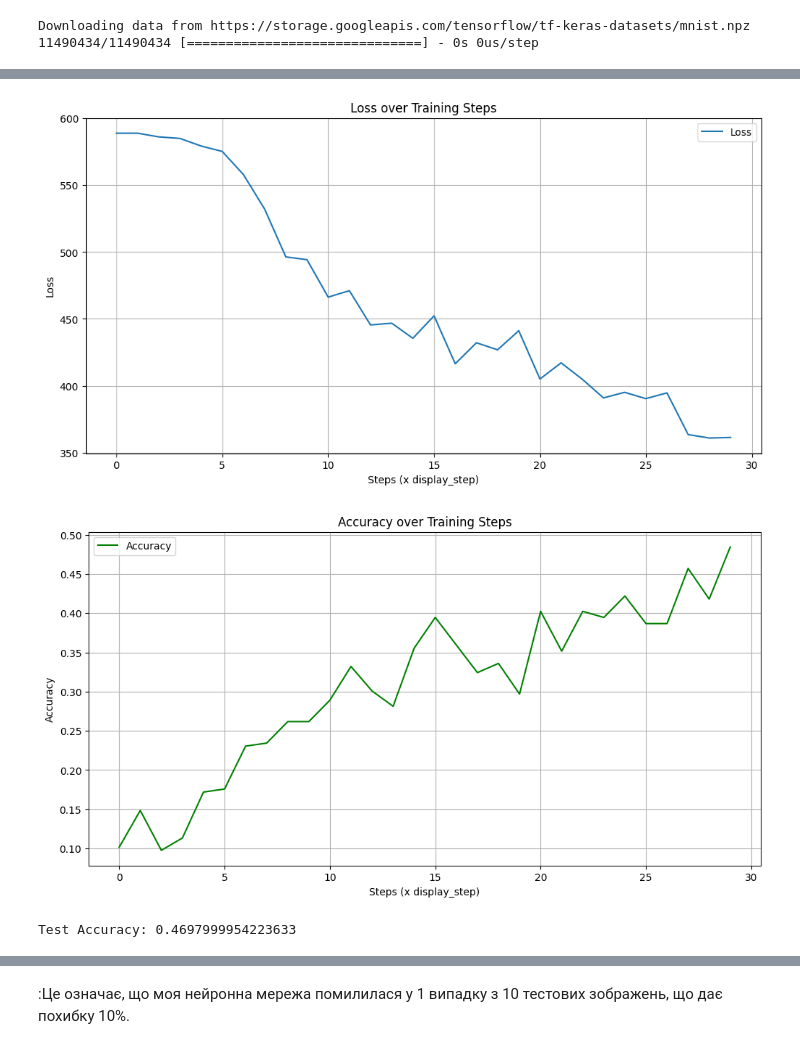
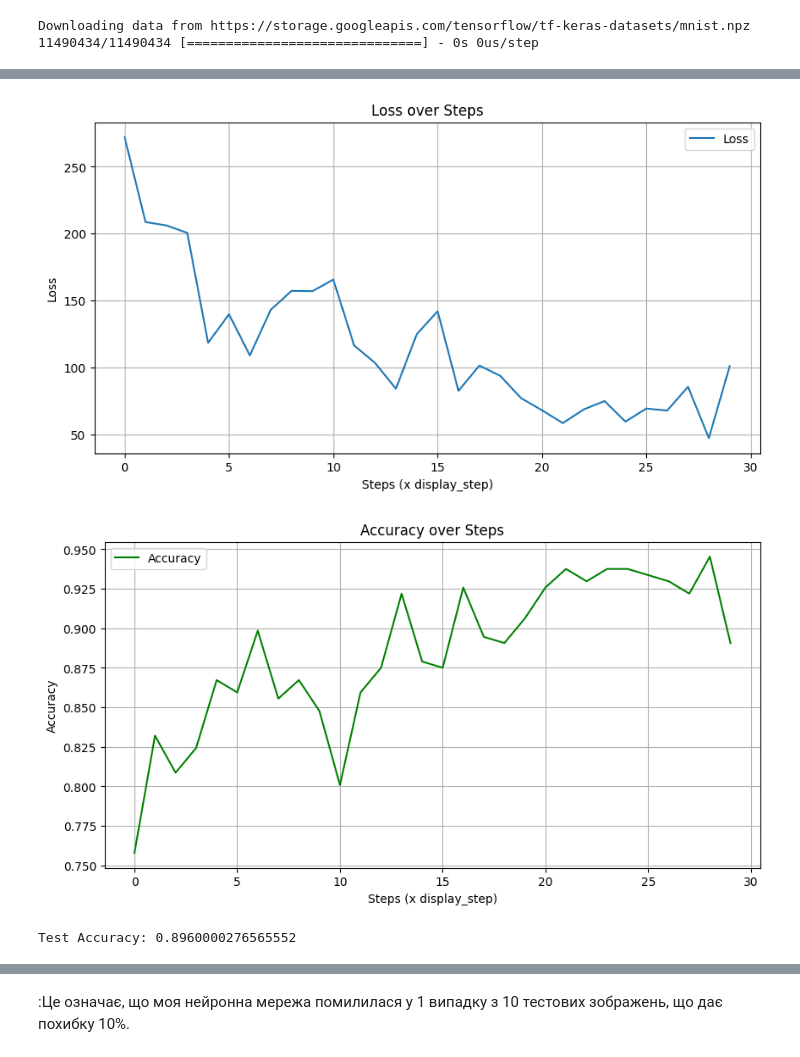
Before and after one commit to AlexVS195/Data_Science, a Jupyter notebook: Homework_8/Hw8.ipynb, the cells around one changed output, grey strips where cells are left out. Cells and saved outputs as stored; diff of their text form; code cells hidden in the pictures.

```diff
--- a/Homework_8/Hw8.ipynb
+++ b/Homework_8/Hw8.ipynb
@@ -114,19 +114,10 @@ def cross_entropy(y_pred, y_true):
 
 # Як метрику якості використовуємо точність
 def accuracy(y_pred, y_true):
-    acc = tf.metrics.Accuracy()
-    acc.update_state(y_true, tf.argmax(y_pred, axis=1))
-    return acc.result()
-    # Отримання індексів максимальних значень у кожному рядку передбачень
     y_pred_classes = tf.argmax(y_pred, axis=1)
-
-    # Порівняння передбачених класів з істинними класами
     correct_predictions = tf.equal(y_pred_classes, y_true)
-
-    # Обчислення частки правильних передбачень
-    accuracy = tf.reduce_mean(tf.cast(correct_predictions, tf.float32))
-
-    return accuracy
+    accuracy_value = tf.reduce_mean(tf.cast(correct_predictions, tf.float32))
+    return accuracy_value
 # %%
 # Створимо екземпляр нейронної мережі
 neural_net = NN(name="mnist")
@@ -166,17 +157,9 @@ for step, (batch_x, batch_y) in enumerate(train_data.take(training_steps), 1):
 
     if step % display_step == 0:
         pred = neural_net(batch_x)
-        current_loss = cross_entropy(pred, batch_y)
-
-        # Перетворюємо batch_y на int64
         batch_y = tf.cast(batch_y, tf.int64)
-
-        current_accuracy = accuracy(pred, batch_y)
-
-        # Зберігаємо поточну помилку та точність
-        loss_history.append(current_loss.numpy())
-        accuracy_history.append(current_accuracy.numpy())
-
-        # Виводимо інформацію про поточний стан тренування
-        print(f"Step: {step}, Loss: {current_loss.numpy()}, Accuracy: {current_accuracy.numpy()}")
+        acc = accuracy(pred, batch_y)
+        loss_history.append(loss.numpy())
+        accuracy_history.append(acc.numpy())
+        print(f"Step {step}: Loss: {loss.numpy()}, Accuracy: {acc.numpy()}")
 # %% [output]
@@ -200,45 +183,42 @@ Step: 3000, Loss: 361.39080810546875, Accuracy: 0.484375
 # %%
 # Виведіть графіки залежності зміни точності і втрат від кроку
 # Якщо все зроблено правильно, то точність повинна зростати, а втрати зменшуватись
 
 import matplotlib.pyplot as plt
 
 # Виведіть графік функції втрат
-plt.figure(figsize=(12, 6))
+plt.figure(figsize=(10, 5))
 plt.plot(loss_history, label='Loss')
 plt.xlabel('Steps (x display_step)')
 plt.ylabel('Loss')
-plt.title('Loss over Training Steps')
+plt.title('Loss over Steps')
 plt.legend()
 plt.grid(True)
 plt.show()
 
 # Виведіть графік точності
-plt.figure(figsize=(12, 6))
+plt.figure(figsize=(10, 5))
 plt.plot(accuracy_history, label='Accuracy', color='green')
 plt.xlabel('Steps (x display_step)')
 plt.ylabel('Accuracy')
-plt.title('Accuracy over Training Steps')
+plt.title('Accuracy over Steps')
 plt.legend()
 plt.grid(True)
 plt.show()
 # %% [output]
-[figure, old version]
+[figure, new version]
-[figure, old version]
+[figure, new version]
 # %%
 # Обчисліть точність навченої нейромережі
 # Отримуємо передбачення моделі на тестових даних
 test_predictions = neural_net(x_test)
 
-# Перетворюємо y_test на int64
-y_test = tf.cast(y_test, tf.int64)
-
 # Тестування моделі на тестових даних
 test_accuracy = accuracy(test_predictions, y_test)
 
 print(f"Test Accuracy: {test_accuracy.numpy()}")
 # %% [output]
-Test Accuracy: 0.4697999954223633
+Test Accuracy: 0.8960000276565552
 # %%
 # Протестуйте навчену нейромережу на 10 зображеннях. З тестової вибірки візьміть 5
 # випадкових зображень і передайте їх у нейронну мережу.
```
Also changed, not shown: parts of 3 cells of this notebook, 1 other file.
